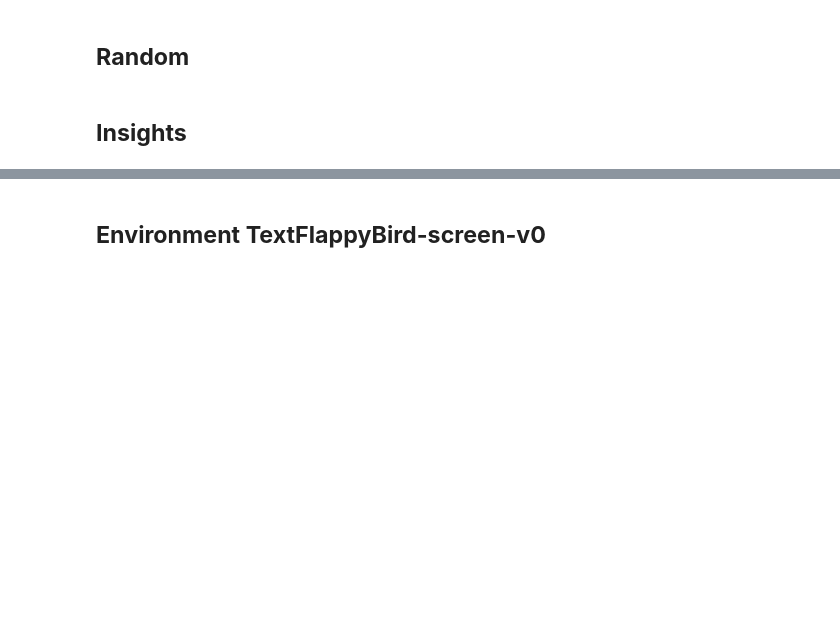
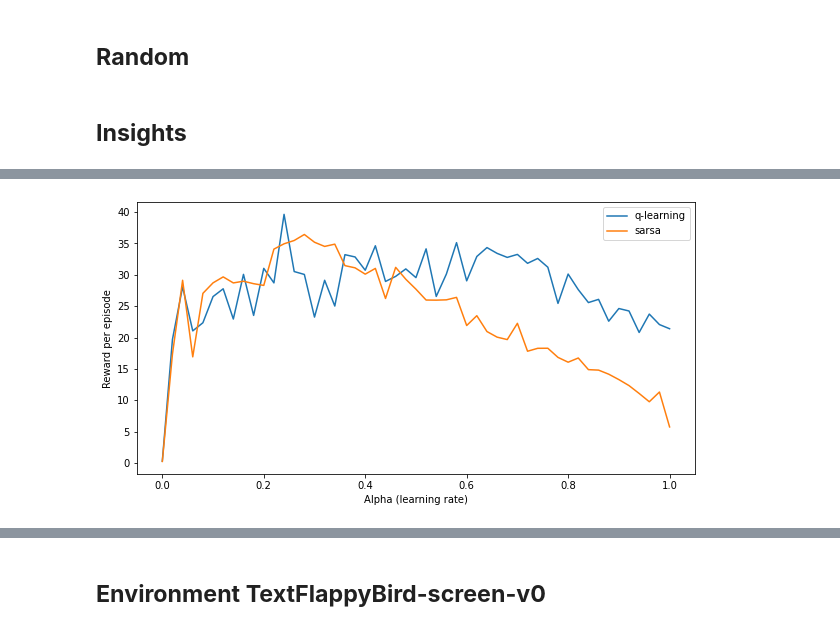
Before and after one commit to nguyen-nhat-mai/train_agent_play_flappy-bird, a Jupyter notebook: Train_agent_play_text_flappybird.ipynb, the cells around one changed output, grey strips where cells are left out. Saved outputs shown, nothing was run; the diff lists cells and outputs as text; code cells hidden in the pictures; blank space fills up the shorter version.

```diff
--- a/Train_agent_play_text_flappybird.ipynb
+++ b/Train_agent_play_text_flappybird.ipynb
@@ -286,0 +285,25 @@ plt.show()
+# %%
+# Agent performance sensitivity against alpha
+alpha_range = np.arange(0, 1.02, 0.02)
+reward_per_episode_qlearn = []
+reward_per_episode_sarsa = []
+
+for alpha in alpha_range:
+  # Calculate reward for q-learning
+  reward_q_learning, q_table_qlearning = train_q_learning(alpha,gamma,epsilon,num_episodes)
+  reward_per_episode = np.average(reward_q_learning)
+  reward_per_episode_qlearn.append(reward_per_episode)
+  # Calculate reward for sarsa
+  reward_sarsa, q_table_sarsa = train_sarsa(alpha,gamma,epsilon,num_episodes)
+  reward_per_episode = np.average(reward_sarsa)
+  reward_per_episode_sarsa.append(reward_per_episode)
+
+fig, ax = plt.subplots(figsize=(10,5))
+ax.plot(alpha_range, reward_per_episode_qlearn,label="q-learning")
+ax.plot(alpha_range, reward_per_episode_sarsa,label="sarsa")
+ax.set_xlabel('Alpha (learning rate)')
+ax.set_ylabel('Reward per episode')
+ax.legend()
+plt.show()
+# %% [output]
+[figure, added]
```
Also changed, not shown: parts of 17 cells of this notebook.
